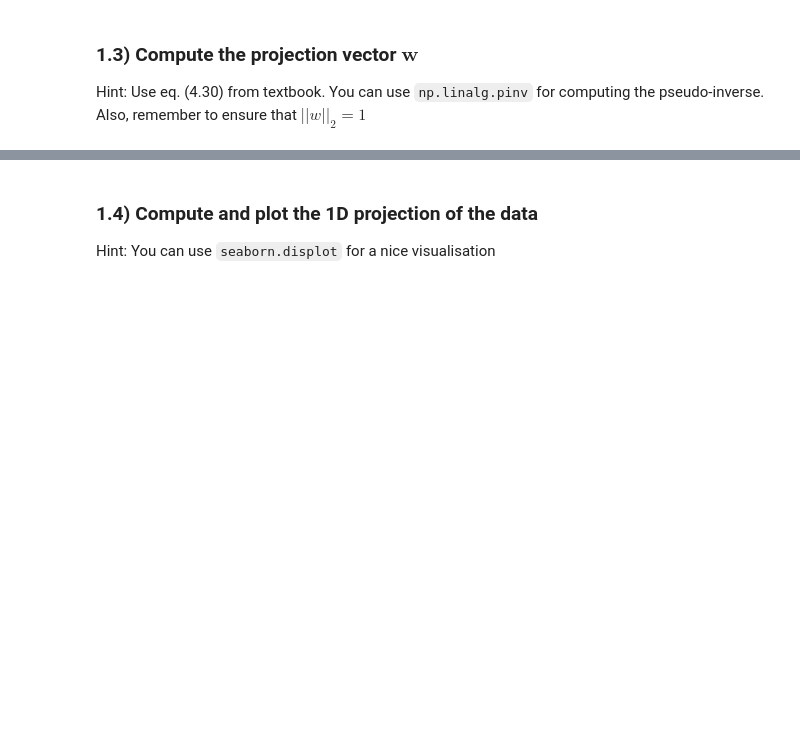
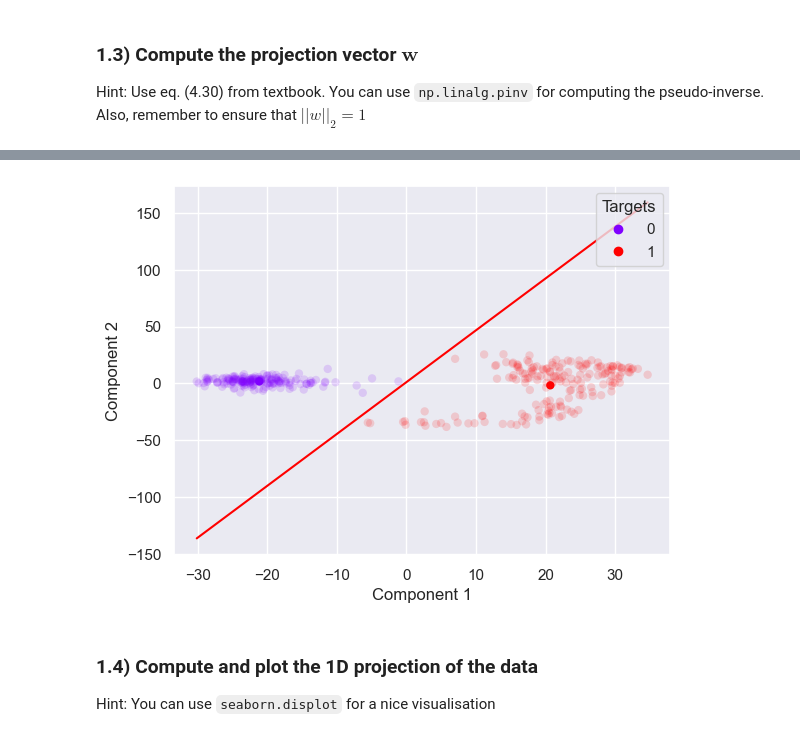
Before and after one commit to CharlsB73/AU-SLML2026-Weekly-Programming-Exercises-, a Jupyter notebook: Exercises/08-lda-and-constrained-opt/exercise-8.ipynb, the cells around one changed output, grey strips where cells are left out. Cells and saved outputs as stored; diff of their text form; code cells hidden in the pictures; blank space fills up the shorter version.

```diff
--- a/Exercises/08-lda-and-constrained-opt/exercise-8.ipynb
+++ b/Exercises/08-lda-and-constrained-opt/exercise-8.ipynb
@@ -112,3 +164,13 @@ Hint: Use eq. (4.30) from textbook. You can use `np.linalg.pinv` for computing t
+# %%
+# Extra reference plot: class means and the decision boundary (PDF page 3).
+# The red line is perpendicular to w_norm and passes through the midpoint
+# of the class means; it is not the projection direction itself.
+plt.figure()
+plot_scatter(X, t, alpha=0.15, legend=False, w=w_norm)
+plot_scatter(means, np.array([0, 1]), alpha=1)
+plt.show()
+# %% [output]
+[figure, added]
 # %% [markdown]
 ### 1.4) Compute and plot the 1D projection of the data
 Hint: You can use `seaborn.displot` for a nice visualisation
```
Also changed, not shown: parts of 32 cells of this notebook, 3 other files.
